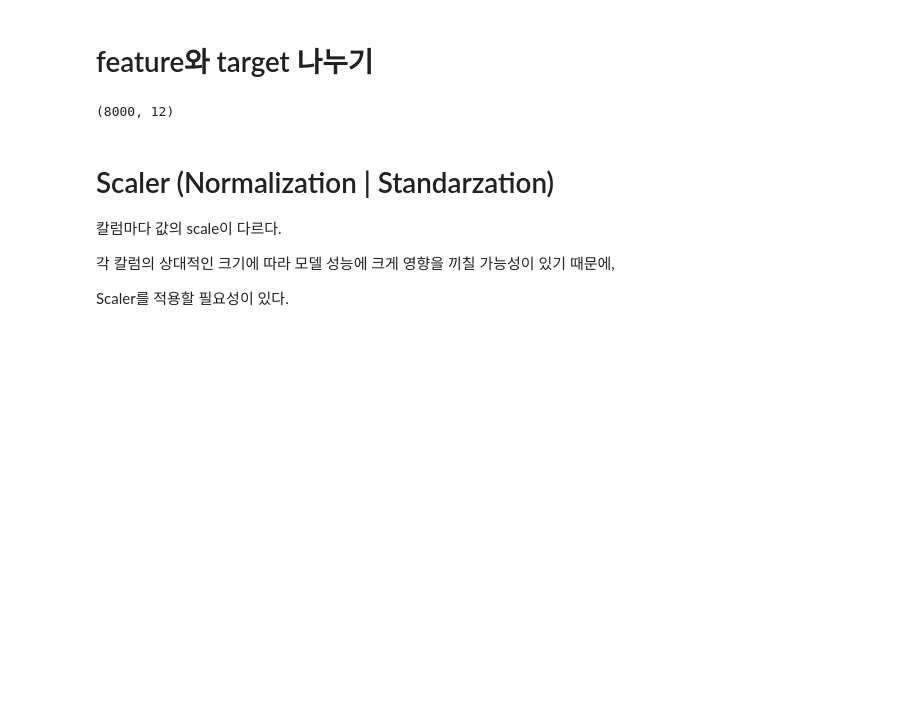
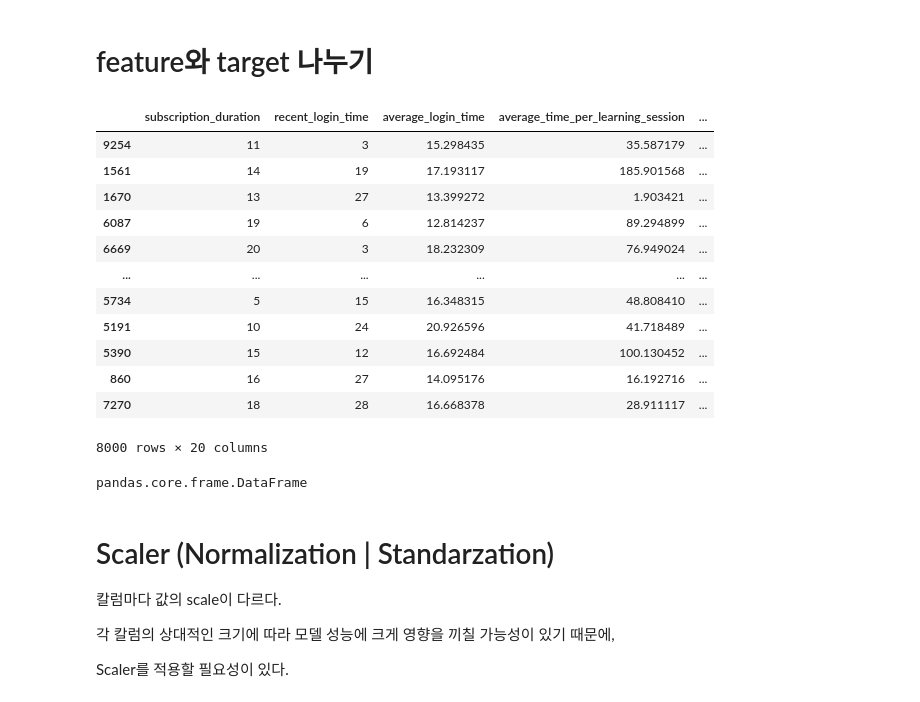
Before and after one commit to youse0ng/AICE_, a Jupyter notebook: Dacon_DataAnlysis/데이터_전처리.ipynb, the cells around one changed output. Cells and saved outputs as stored; diff of their text form; code cells hidden in the pictures; blank space fills up the shorter version.

```diff
--- a/Dacon_DataAnlysis/데이터_전처리.ipynb
+++ b/Dacon_DataAnlysis/데이터_전처리.ipynb
@@ -171,10 +157,28 @@ y=df['target']
 # train_test_split
 X_train, X_test, y_train, y_test=train_test_split(X,y,test_size=0.2,random_state=42,shuffle=True)
 # %%
+# X_train 칼럼 갯수
 len(X_train.keys())
-X_train.shape
+X_train
 # %% [output]
+|  | subscription_duration | recent_login_time | average_login_time | average_time_per_learning_session | ... |
+| 9254 | 11 | 3 | 15.298435 | 35.587179 | ... |
+| 1561 | 14 | 19 | 17.193117 | 185.901568 | ... |
+| 1670 | 13 | 27 | 13.399272 | 1.903421 | ... |
+| 6087 | 19 | 6 | 12.814237 | 89.294899 | ... |
+| 6669 | 20 | 3 | 18.232309 | 76.949024 | ... |
+| ... | ... | ... | ... | ... | ... |
+| 5734 | 5 | 15 | 16.348315 | 48.808410 | ... |
+| 5191 | 10 | 24 | 20.926596 | 41.718489 | ... |
+| 5390 | 15 | 12 | 16.692484 | 100.130452 | ... |
+| 860 | 16 | 27 | 14.095176 | 16.192716 | ... |
+| 7270 | 18 | 28 | 16.668378 | 28.911117 | ... |
-(8000, 12)
+8000 rows × 20 columns
+# %%
+# X_train의 형태
+type(X_train)
+# %% [output]
+pandas.core.frame.DataFrame
 # %% [markdown]
 # Scaler (Normalization | Standarzation)
 
```
Also changed, not shown: parts of 13 cells of this notebook.
